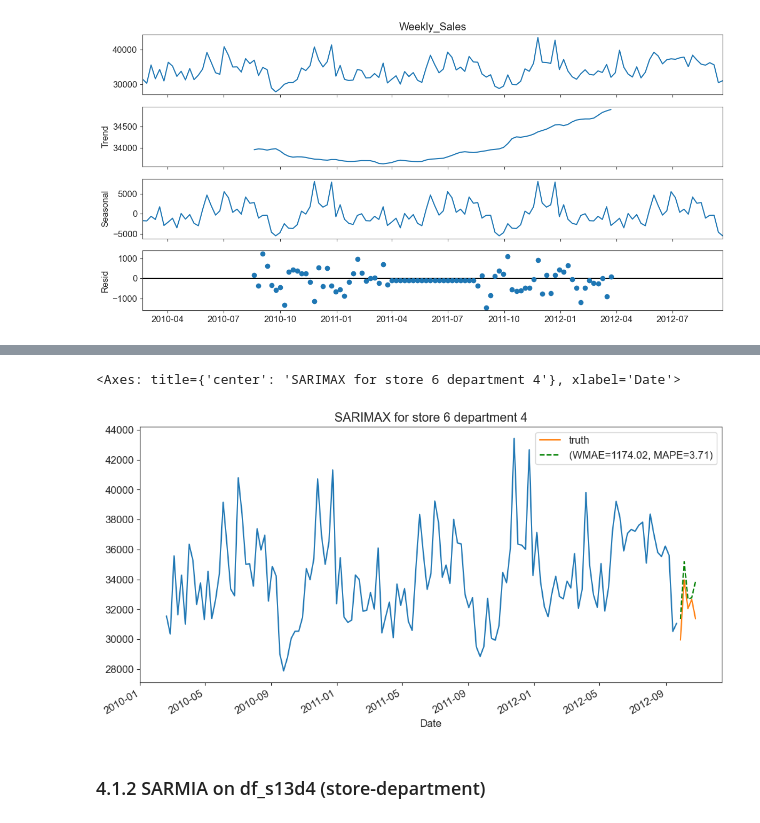
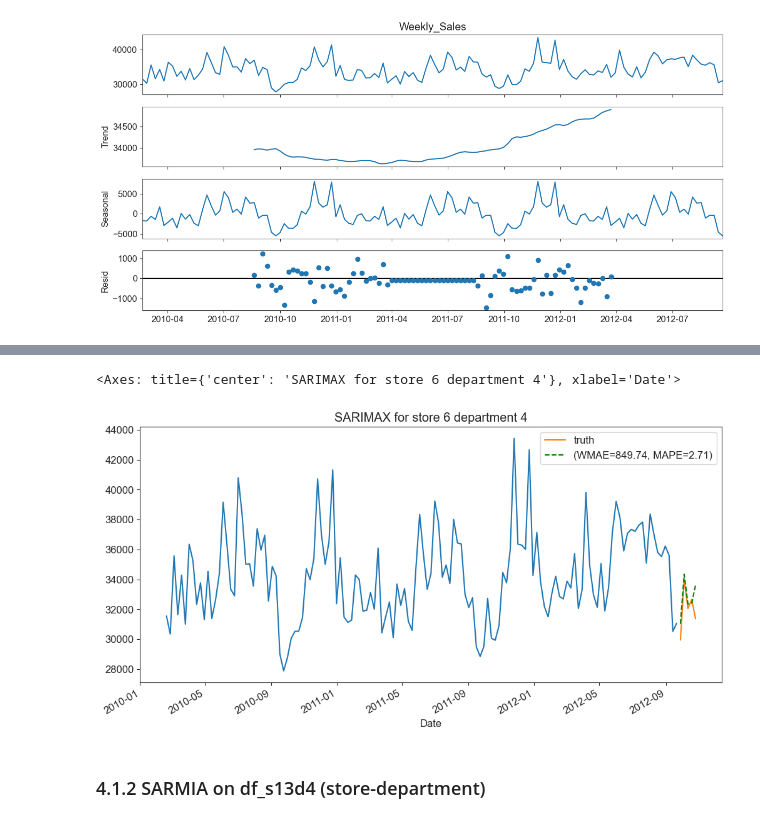
Before and after one commit to Dr-Spicy/WalmartForecast, a Jupyter notebook: Notebook.ipynb, the cells around one changed output, grey strips where cells are left out. Saved outputs shown, nothing was run; the diff lists cells and outputs as text; code cells hidden in the pictures.

```diff
--- a/Notebook.ipynb
+++ b/Notebook.ipynb
@@ -1097,23 +1102,23 @@ Warnings:
 # %%
 # define the model for SARIMAX
 model = SARIMAX(y_train, order=(0,1,1), seasonal_order=(1,0,0,52),trend='c',
-				exog=x_train.to_numpy(), enforce_stationarity=False, enforce_invertibility=False)
+				exog=x_train.drop(columns=['lag_1','lag_2','Year+1','Year+2']).to_numpy(), enforce_stationarity=False, enforce_invertibility=False)
 # %%
 # fit the model
 model_fit = model.fit(maxiter=200)
+# %%
+# making prediction using the model on validation
+pred = model_fit.predict(start=136, end=140, exog=x_valid.drop(columns=['lag_1','lag_2','Year+1','Year+2'], inplace=False).to_numpy())
 # %%
-# making prediction using the model on validation
-pred = model_fit.predict(start=136, end=140, exog=x_valid.to_numpy())
+wmae = WMAE(x_valid, y_valid, pred)
+mape = np.mean(np.abs((y_valid - pred) / y_valid)) * 100
+y_train.plot()
+y_valid.plot(legend=True, label='truth')
+pred.plot(linestyle='--', color='green', label="(WMAE={:0.2f}, MAPE={:0.2f})".format(wmae,mape),
+		  legend=True, title="SARIMAX for store 6 department 4")
+# %% [output]
+<Axes: title={'center': 'SARIMAX for store 6 department 4'}, xlabel='Date'>
+[figure, added]
-# %%
-wmae = WMAE(x_valid, y_valid, pred)
-mape = np.mean(np.abs((y_valid - pred) / y_valid)) * 100
-y_train.plot()
-y_valid.plot(legend=True, label='truth')
-pred.plot(linestyle='--', color='green', label="(WMAE={:0.2f}, MAPE={:0.2f})".format(wmae,mape),
-		  legend=True, title="SARIMAX for store 6 department 4")
-# %% [output]
-<Axes: title={'center': 'SARIMAX for store 6 department 4'}, xlabel='Date'>
-[figure, removed]
 # %% [markdown]
 ### 4.1.2 SARMIA on df_s13d4 (store-department)
 # %%
```
Also changed, not shown: parts of 62 cells of this notebook.
